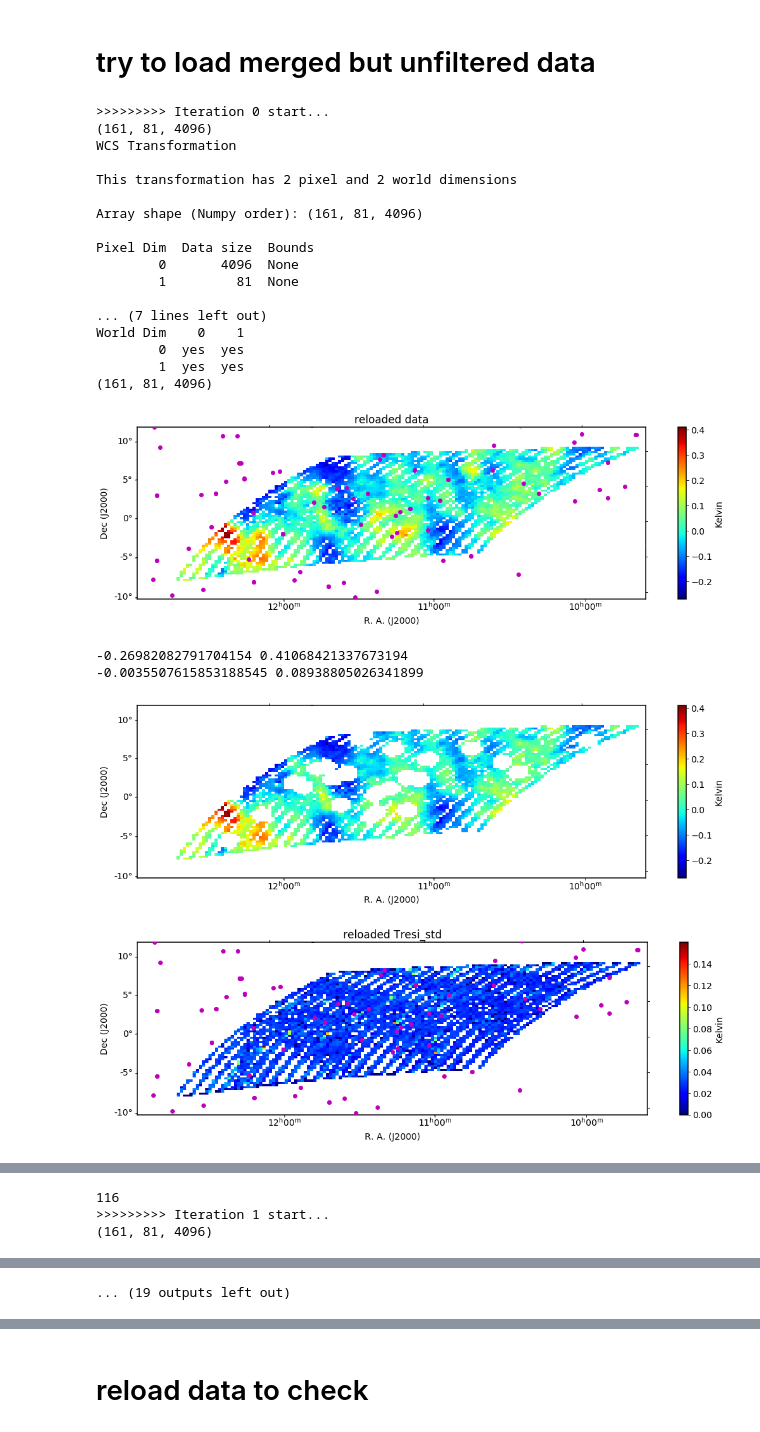
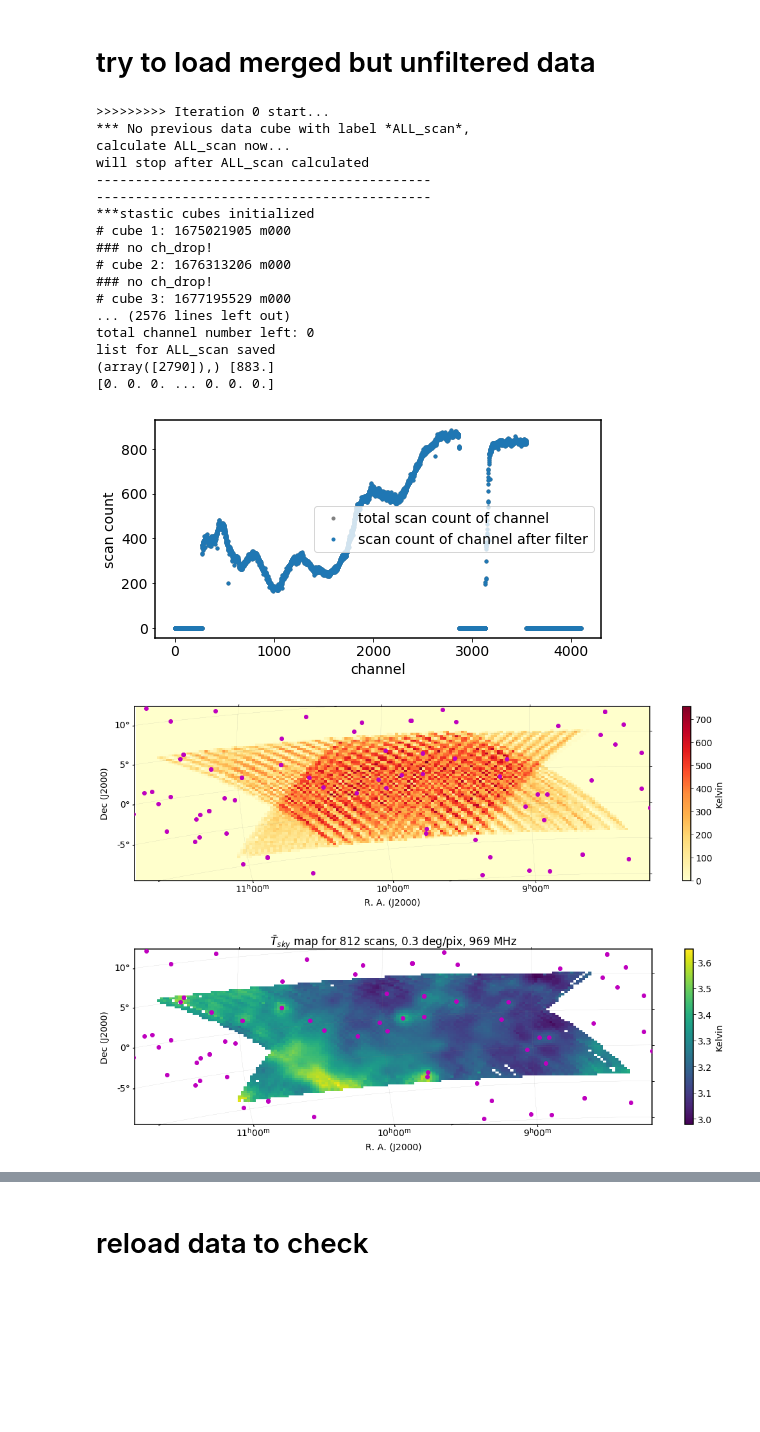
Before and after one commit to astro-tyliu/katcali_pipeline, a Jupyter notebook: level6/KATcali_multi_level6_py3_step1.ipynb, the cells around one changed output, grey strips where cells are left out. Drawn from its saved outputs; the diff is of its cells as text; code cells hidden in the pictures; blank space fills up the shorter version.

Commit message:
Updating something including cali_imgs.py in level3

```diff
--- a/level6/KATcali_multi_level6_py3_step1.ipynb
+++ b/level6/KATcali_multi_level6_py3_step1.ipynb
@@ -59,7 +62,7 @@ std_sigma=6. #2023 #the smaller number will make more data be delated
 ch_plot=3200
 # %%
 p_radec=np.loadtxt('radio_source_fsky.txt')
-ptr_pix=np.loadtxt('../level5/radio_sourceUHF_pix_'+str(pix_deg)+'deg_24.txt')
+ptr_pix=np.loadtxt('../level5/radio_sourceUHF_pix_'+str(pix_deg)+'deg.txt')
 ptr_ra_pix,ptr_dec_pix=ptr_pix[:,0],ptr_pix[:,1]
 # %%
 #fname_list=['1630519596','1631379874','1631387336','1631552188','1631559762','1631659886']
@@ -77,14 +93,15 @@ fname_list=['1675632179', '1679247986', '1679615321']
 # %% [markdown]
 # try to load merged but unfiltered data
+# %%
+total_count_MAX=1119
+# timestamp = datetime.now().strftime("%Y%m%d_%H%M%S")
+timestamp = '20250609_150000_10'
+niter=3 #2023
 # %%
-# 20250315_154310 116
-
-total_count_MAX=116
-niter=3 #2023
-timestamp = datetime.now().strftime("%Y%m%d_%H%M%S")
-# timestamp = '20250315_154310'
-
-input_file='../level5/results/py_results/'
+# This cell should be executed twice. First time it will iterate by only once and just prform the map superposition.
+# The second time it will iterate by "niter" times to remove the outliers.
+# The second time we run this cell should insure "total_count_MAX" and "timestamp" to be right.
+input_file='../level5/results/py_results/sigma40/'
 output_file=f'./results/jupyter_results/{timestamp}/'
 os.makedirs(output_file, exist_ok=True)
 
@@ -215,7 +232,7 @@ for i_iter in range(niter):
             print ('*** No previous data cube with label *ALL_scan*,',)
             print ('calculate ALL_scan now...',)
             print ('will stop after ALL_scan calculated ')
-            Fits=input_file+root_list[0]+'/'+fname_list[0]+'_m000'+'/'+fname_list[0]+'_m000_Tresi_xy_p'+str(pix_deg)+'d.fits'
+            Fits=input_file+root_list[0]+'/'+fname_list[0]+'_m005'+'/'+fname_list[0]+'_m005_Tresi_xy_p'+str(pix_deg)+'d.fits'
             Tresi_cube = fits.open(Fits)[0].data
             Tresi_u=np.ones_like(Tresi_cube)*1e3 #2023
             Tresi_l=np.ones_like(Tresi_cube)*-1e3 #2023
@@ -262,6 +279,7 @@ for i_iter in range(niter):
                     print ('***empty cube')
 
                 if (total_count==1):
+                    # Initializing. Running only once
                     Npix_x= np.shape(Tsky_cube)[0]
                     Npix_y= np.shape(Tsky_cube)[1]
 
@@ -331,7 +349,7 @@ for i_iter in range(niter):
                     total_count_plot+=1
 
                 local_ch_count=0 #2023
-                for ch_i in list(range(550,1051)) + list(range(2150,3101)):##set channels
+                for ch_i in list(range(272,2869)) + list(range(3133,3547)):##set channels
                     if (np.isnan(Tsky_cube[:,:,ch_i])).all()==False: #channel count
                         total_count_list[ch_i]+=1
                         local_ch_count+=1 #2023
@@ -359,7 +377,7 @@ for i_iter in range(niter):
         np.savetxt(output_file+'Nscan'+str(total_count)+'_list_p'+str(pix_deg)+'d_sigma'+str(std_sigma)+'_iter'+str(i_iter)+'.dat',total_count_list)
         print ('list for Iter'+str(i_iter)+' saved')
 
-    # assert(total_count_list[ch_plot]==total_count_plot)
+    assert(total_count_list[ch_plot]==total_count_plot)
 
     m=np.where(total_count_list==total_count_list.max())
     print (m,total_count_list[m])
@@ -457,51 +475,49 @@ for i_iter in range(niter):
 
     #save data
 
     list_data=[Sum_Tsky_xy,Sum_Tresi_xy,Npix_xy_count1,Tsky_xy,Tresi_xy, P_xy_count1,Tresi_xy_std] #2023
     list_str=['Sum_Tsky_cube','Sum_Tresi_cube','Npix_count_cube','Tsky_cube','Tresi_cube','P_xy_count','Tresi_std_cube'] #2023
     for i in range(len(list_data)):
         hdu=w.to_fits()
         hdu[0].data=list_data[i]
         #if (std_list0==1000).all()==True:
         if (Tresi_u==1000).all()==True: #2023
             hdu.writeto(output_file+'ALL_scan'+str(total_count)+'_'+list_str[i]+'_p'+str(pix_deg)+'d.fits', overwrite=True)
             print ('ALL_scan finished, will EXIT soon ...')
         else:
             hdu.writeto(output_file+'Nscan'+str(total_count)+'_'+list_str[i]+'_p'+str(pix_deg)+'d_sigma'+str(std_sigma)+'_iter'+str(i_iter)+'.fits', overwrite=True)
 
 metadata = {
     "root_list": root_list,
     "fname_list": fname_list,
     "total_count_MAX": total_count_MAX,
     "niter": niter,
     "pix_deg": pix_deg,
     "std_sigma": std_sigma,
     "ch_plot": ch_plot,
     "total_count_plot": total_count_plot
 }
 metadata_path = os.path.join(output_file, f"metadata.json")
 with open(metadata_path, "w") as f:
     json.dump(metadata, f, indent=4)
 # %% [output]
 >>>>>>>>> Iteration 0 start...
-(161, 81, 4096)
-WCS Transformation
-
-This transformation has 2 pixel and 2 world dimensions
-
-Array shape (Numpy order): (161, 81, 4096)
-
-Pixel Dim  Data size  Bounds
-        0       4096  None
-        1         81  None
-
-... (7 lines left out)
-World Dim    0    1
-        0  yes  yes
-        1  yes  yes
-(161, 81, 4096)
+*** No previous data cube with label *ALL_scan*,
+calculate ALL_scan now...
+will stop after ALL_scan calculated
+-------------------------------------------
+-------------------------------------------
+***stastic cubes initialized
+# cube 1: 1675021905 m000
+### no ch_drop!
+# cube 2: 1676313206 m000
+### no ch_drop!
+# cube 3: 1677195529 m000
+... (2576 lines left out)
+total channel number left: 0
+list for ALL_scan saved
+(array([2790]),) [883.]
+[0. 0. 0. ... 0. 0. 0.]
-[figure, old version]
+[figure, new version]
--0.26982082791704154 0.41068421337673194
--0.0035507615853188545 0.08938805026341899
-[figure, old version]
+[figure, new version]
-[figure, old version]
+[figure, new version]
@@ -529,3 +524,0 @@ list for Iter0 saved
-116
->>>>>>>>> Iteration 1 start...
-(161, 81, 4096)
@@ -533 +524,0 @@ list for Iter0 saved
-... (19 outputs left out)
```
Also changed, not shown: parts of 33 cells of this notebook, 13 other files.
